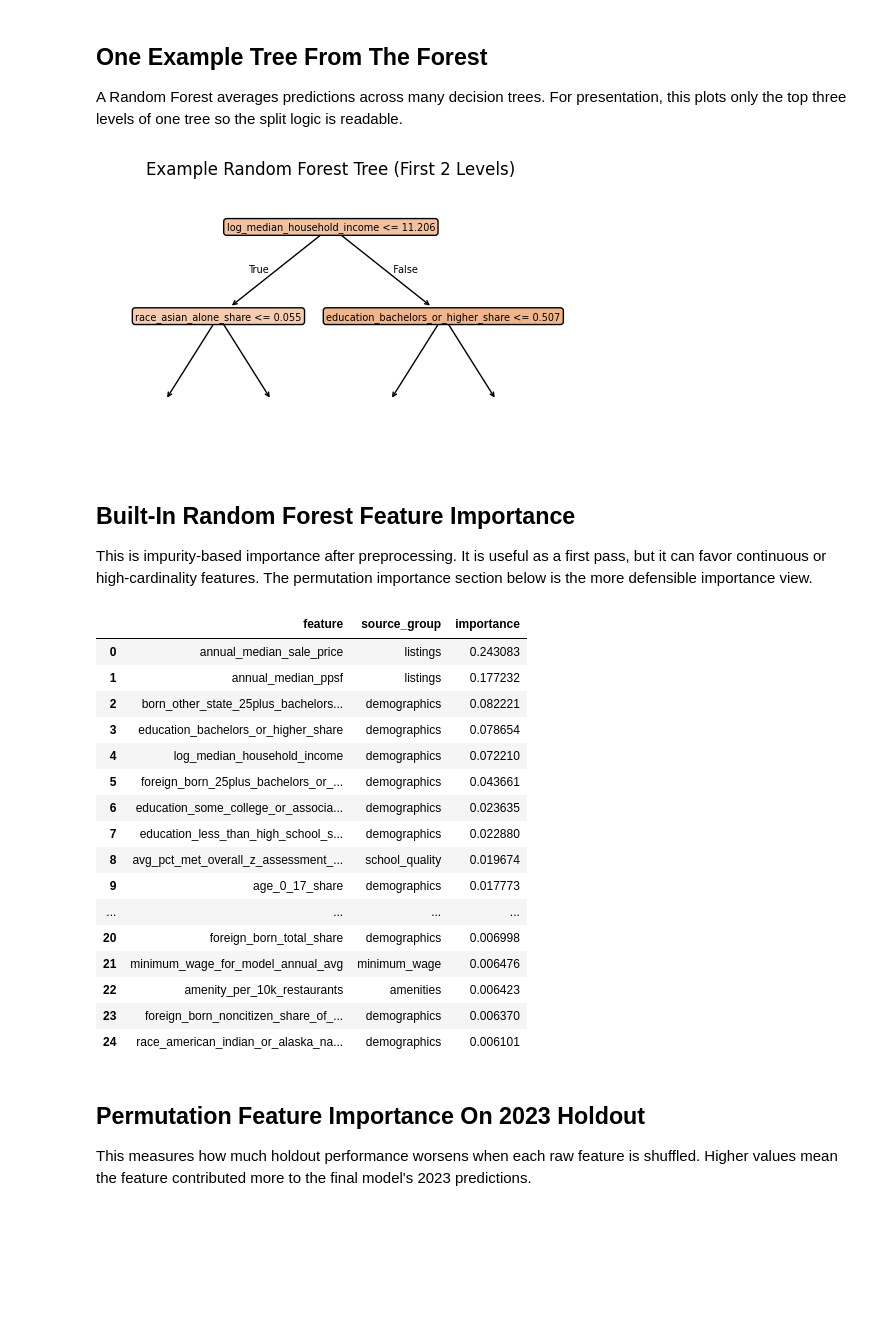
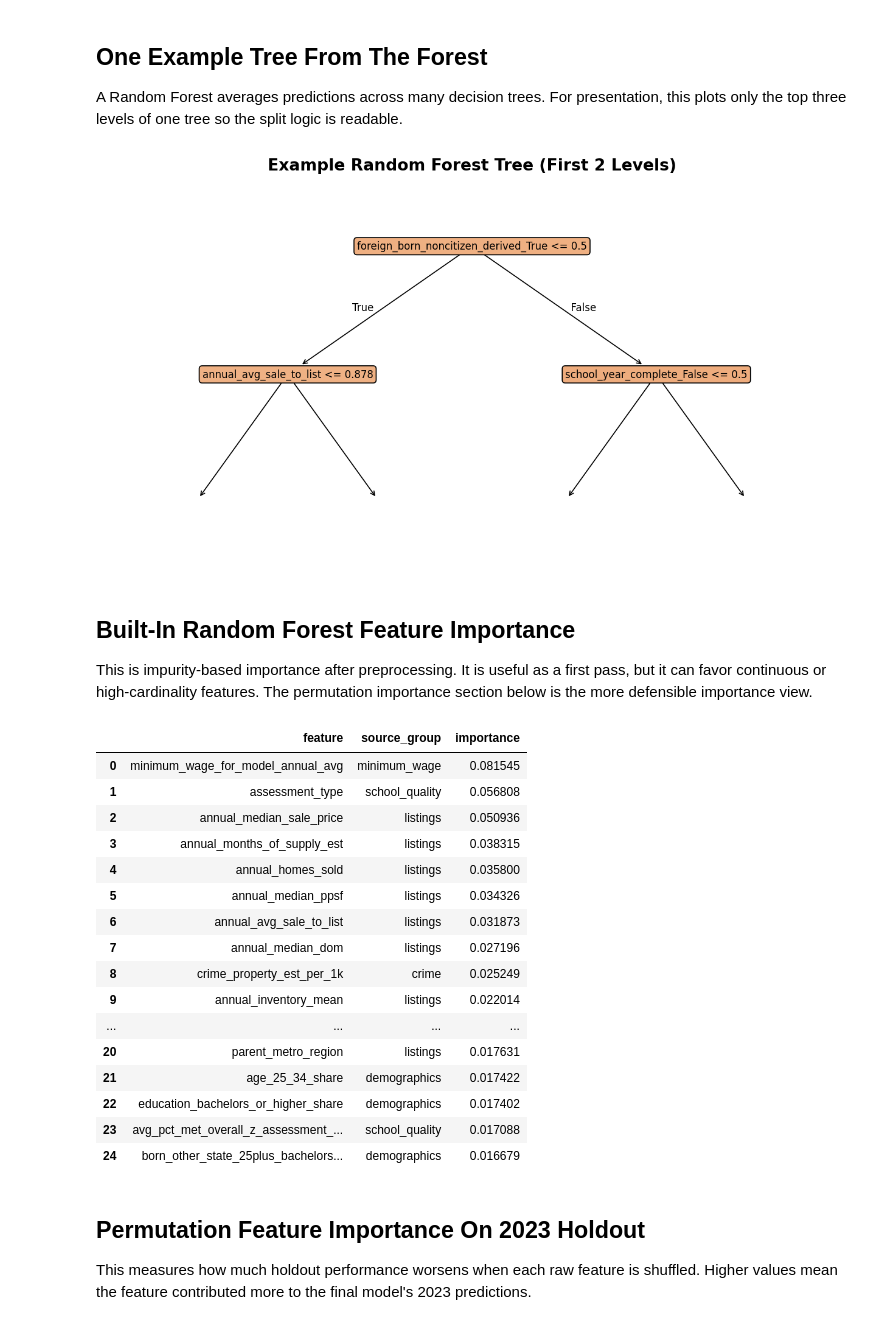
Before and after one commit to charlesgao5199/Stats170-ZIPLOCK, a Jupyter notebook: phase-2-models/random_forest_phase2.ipynb, the cells around one changed output. Drawn from its saved outputs; the diff is of its cells as text; code cells hidden in the pictures; blank space fills up the shorter version.

```diff
--- a/phase-2-models/random_forest_phase2.ipynb
+++ b/phase-2-models/random_forest_phase2.ipynb
@@ -27,6 +27,20 @@ os.environ.setdefault('XDG_CACHE_HOME', str(CACHE_DIR / 'xdg'))
 import matplotlib.pyplot as plt
 import numpy as np
 import pandas as pd
+
+PLOT_STYLE = {
+    'figure.dpi': 120,
+    'savefig.dpi': 240,
+    'font.size': 12,
+    'axes.titlesize': 16,
+    'axes.labelsize': 13,
+    'xtick.labelsize': 11,
+    'ytick.labelsize': 11,
+    'legend.fontsize': 11,
+    'figure.titlesize': 18,
+}
+plt.rcParams.update(PLOT_STYLE)
+
 from sklearn.compose import ColumnTransformer
 from sklearn.ensemble import RandomForestRegressor
 from sklearn.impute import SimpleImputer
@@ -57,8 +71,9 @@ feature_schema = pd.read_csv(MODEL_DATA_DIR / 'phase2_selected_feature_schema.cs
 feature_config = json.loads((MODEL_DATA_DIR / 'phase2_selected_features.json').read_text())
 cv_folds = pd.read_csv(MODEL_DATA_DIR / 'phase2_time_blocked_cv_folds.csv')
 
-TARGET = 'y_log_next_year_median_sale_price'
+TARGET = 'y_next_year_median_sale_price_log_change'
 TARGET_DOLLARS = 'y_next_year_median_sale_price'
+CURRENT_PRICE = 'annual_median_sale_price'
 FEATURES = feature_config['feature_sets']['all_selected_features']
 NUMERIC_FEATURES = feature_config['preprocessing']['numeric']
 CATEGORICAL_FEATURES = feature_config['preprocessing']['categorical']
@@ -237,37 +270,37 @@ A Random Forest averages predictions across many decision trees. For presentatio
 # %%
 from sklearn.tree import plot_tree
 
 example_tree = final_model.named_steps['model'].estimators_[0]
 transformed_feature_names = final_model.named_steps['preprocess'].get_feature_names_out()
 display_feature_names = [
     name.replace('numeric__', '').replace('categorical__', '').replace('boolean__', '')
     for name in transformed_feature_names
 ]
 
-fig, ax = plt.subplots(figsize=(5, 3.2))
+fig, ax = plt.subplots(figsize=(10.5, 6))
 tree_artists = plot_tree(
     example_tree,
     feature_names=display_feature_names,
     max_depth=1,
     filled=True,
     rounded=True,
-    fontsize=7,
+    fontsize=10,
     impurity=False,
     ax=ax,
 )
 
 # Keep only the split rule in each node; hide samples/value text for slide readability.
 for artist in tree_artists:
     lines = artist.get_text().split('\n')
     split_lines = [line for line in lines if '<=' in line or line == '(...)']
     artist.set_text(split_lines[0] if split_lines else lines[0])
 
-ax.set_title('Example Random Forest Tree (First 2 Levels)')
-fig.tight_layout()
-fig.savefig(OUTPUT_DIR / 'random_forest_example_tree_depth1.png', dpi=200, bbox_inches='tight')
+ax.set_title('Example Random Forest Tree (First 2 Levels)', pad=12, fontweight='semibold')
+fig.tight_layout(pad=1.2)
+fig.savefig(OUTPUT_DIR / 'random_forest_example_tree_depth1.png', dpi=240, bbox_inches='tight')
 plt.show()
 # %% [output]
-[figure, old version]
+[figure, new version]
 # %% [markdown]
 ## Built-In Random Forest Feature Importance
 
@@ -301,22 +334,22 @@ impurity_feature_importance.to_csv(OUTPUT_DIR / 'random_forest_impurity_importan
 impurity_feature_importance.head(25)
 # %% [output]
 |  | feature | source_group | importance |
-| 0 | annual_median_sale_price | listings | 0.243083 |
-| 1 | annual_median_ppsf | listings | 0.177232 |
-| 2 | born_other_state_25plus_bachelors... | demographics | 0.082221 |
-| 3 | education_bachelors_or_higher_share | demographics | 0.078654 |
-| 4 | log_median_household_income | demographics | 0.072210 |
-| 5 | foreign_born_25plus_bachelors_or_... | demographics | 0.043661 |
-| 6 | education_some_college_or_associa... | demographics | 0.023635 |
-| 7 | education_less_than_high_school_s... | demographics | 0.022880 |
-| 8 | avg_pct_met_overall_z_assessment_... | school_quality | 0.019674 |
-| 9 | age_0_17_share | demographics | 0.017773 |
+| 0 | minimum_wage_for_model_annual_avg | minimum_wage | 0.081545 |
+| 1 | assessment_type | school_quality | 0.056808 |
+| 2 | annual_median_sale_price | listings | 0.050936 |
+| 3 | annual_months_of_supply_est | listings | 0.038315 |
+| 4 | annual_homes_sold | listings | 0.035800 |
+| 5 | annual_median_ppsf | listings | 0.034326 |
+| 6 | annual_avg_sale_to_list | listings | 0.031873 |
+| 7 | annual_median_dom | listings | 0.027196 |
+| 8 | crime_property_est_per_1k | crime | 0.025249 |
+| 9 | annual_inventory_mean | listings | 0.022014 |
 | ... | ... | ... | ... |
-| 20 | foreign_born_total_share | demographics | 0.006998 |
-| 21 | minimum_wage_for_model_annual_avg | minimum_wage | 0.006476 |
-| 22 | amenity_per_10k_restaurants | amenities | 0.006423 |
-| 23 | foreign_born_noncitizen_share_of_... | demographics | 0.006370 |
-| 24 | race_american_indian_or_alaska_na... | demographics | 0.006101 |
+| 20 | parent_metro_region | listings | 0.017631 |
+| 21 | age_25_34_share | demographics | 0.017422 |
+| 22 | education_bachelors_or_higher_share | demographics | 0.017402 |
+| 23 | avg_pct_met_overall_z_assessment_... | school_quality | 0.017088 |
+| 24 | born_other_state_25plus_bachelors... | demographics | 0.016679 |
 # %% [markdown]
 ## Permutation Feature Importance On 2023 Holdout
 
```
Also changed, not shown: parts of 10 cells of this notebook, 55 other files.
